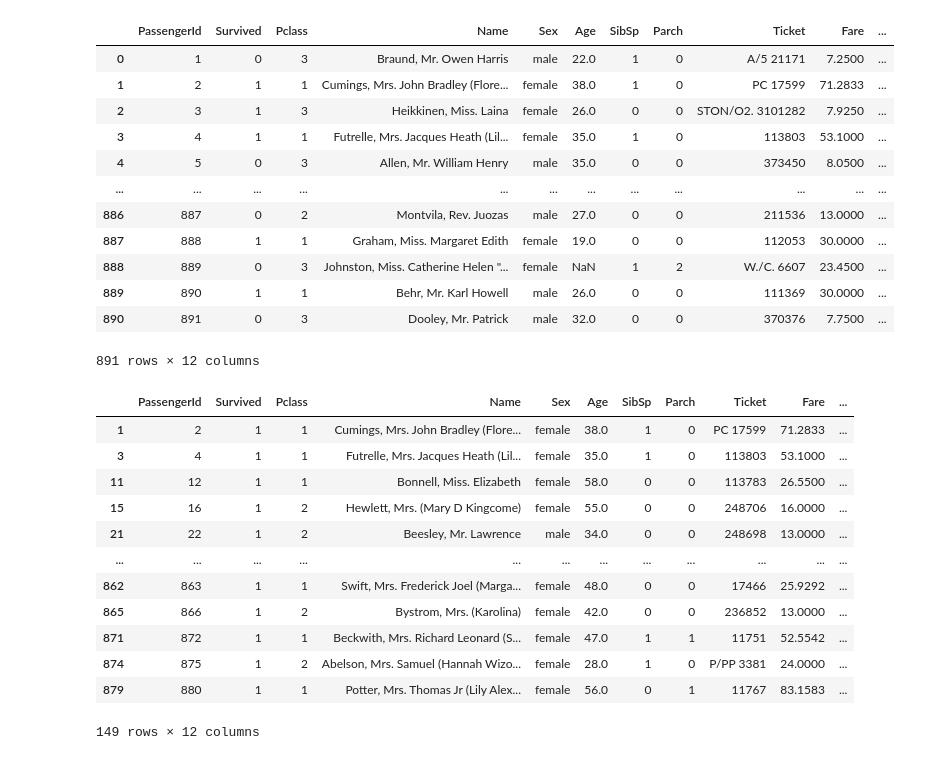
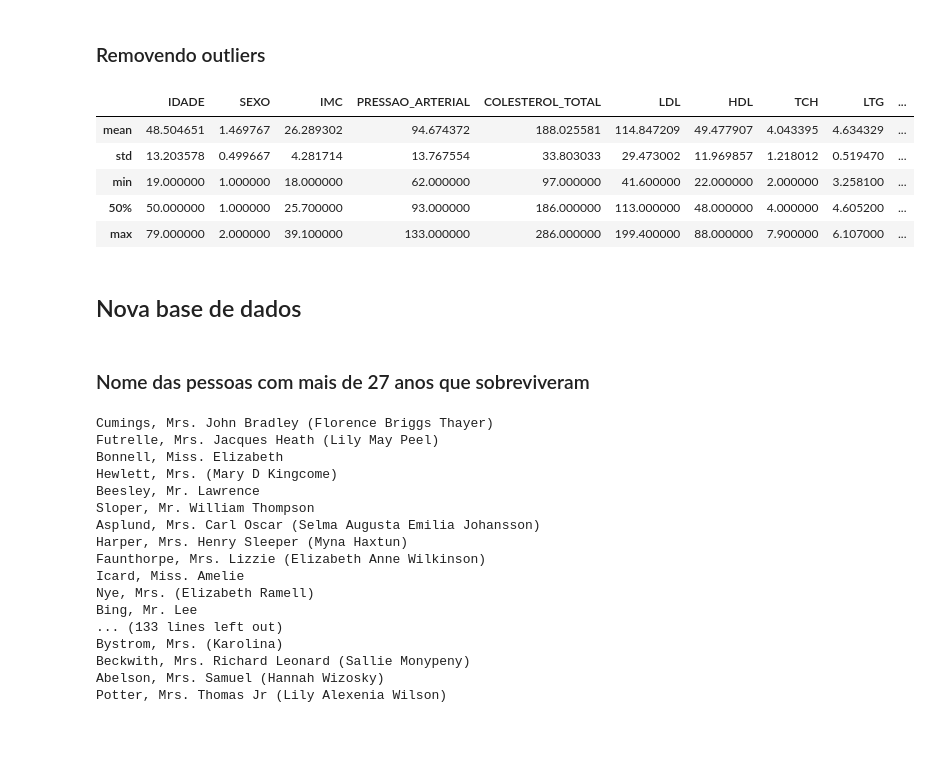
Before and after one commit to GeovaneBarros/Mentoria_Lead, a Jupyter notebook: exercicios.ipynb, the cells around one changed output. Cells and saved outputs as stored; diff of their text form; code cells hidden in the pictures; blank space fills up the shorter version.

```diff
--- a/exercicios.ipynb
+++ b/exercicios.ipynb
@@ -52,33 +39,41 @@ diabetes_no_outliers.describe()
+# %% [markdown]
+### Removendo outliers
+# %%
+from scipy import stats
+describe_no_outliers = diabetes[(np.abs(stats.zscore(diabetes)) < 3).all(axis=1)].describe(percentiles=[])
+describe_no_outliers = describe_no_outliers.drop(index='count')
+describe_no_outliers
+# %% [output]
+|  | IDADE | SEXO | IMC | PRESSAO_ARTERIAL | COLESTEROL_TOTAL | LDL | HDL | TCH | LTG | ... |
+| mean | 48.504651 | 1.469767 | 26.289302 | 94.674372 | 188.025581 | 114.847209 | 49.477907 | 4.043395 | 4.634329 | ... |
+| std | 13.203578 | 0.499667 | 4.281714 | 13.767554 | 33.803033 | 29.473002 | 11.969857 | 1.218012 | 0.519470 | ... |
+| min | 19.000000 | 1.000000 | 18.000000 | 62.000000 | 97.000000 | 41.600000 | 22.000000 | 2.000000 | 3.258100 | ... |
+| 50% | 50.000000 | 1.000000 | 25.700000 | 93.000000 | 186.000000 | 113.000000 | 48.000000 | 4.000000 | 4.605200 | ... |
+| max | 79.000000 | 2.000000 | 39.100000 | 133.000000 | 286.000000 | 199.400000 | 88.000000 | 7.900000 | 6.107000 | ... |
+# %% [markdown]
+## Nova base de dados
 # %%
 titanic = pd.read_csv('./SRC/titanic.csv')
-titanic
-# %% [output]
-|  | PassengerId | Survived | Pclass | Name | Sex | Age | SibSp | Parch | Ticket | Fare | ... |
-| 0 | 1 | 0 | 3 | Braund, Mr. Owen Harris | male | 22.0 | 1 | 0 | A/5 21171 | 7.2500 | ... |
-| 1 | 2 | 1 | 1 | Cumings, Mrs. John Bradley (Flore... | female | 38.0 | 1 | 0 | PC 17599 | 71.2833 | ... |
-| 2 | 3 | 1 | 3 | Heikkinen, Miss. Laina | female | 26.0 | 0 | 0 | STON/O2. 3101282 | 7.9250 | ... |
-| 3 | 4 | 1 | 1 | Futrelle, Mrs. Jacques Heath (Lil... | female | 35.0 | 1 | 0 | 113803 | 53.1000 | ... |
-| 4 | 5 | 0 | 3 | Allen, Mr. William Henry | male | 35.0 | 0 | 0 | 373450 | 8.0500 | ... |
-| ... | ... | ... | ... | ... | ... | ... | ... | ... | ... | ... | ... |
-| 886 | 887 | 0 | 2 | Montvila, Rev. Juozas | male | 27.0 | 0 | 0 | 211536 | 13.0000 | ... |
-| 887 | 888 | 1 | 1 | Graham, Miss. Margaret Edith | female | 19.0 | 0 | 0 | 112053 | 30.0000 | ... |
-| 888 | 889 | 0 | 3 | Johnston, Miss. Catherine Helen "... | female | NaN | 1 | 2 | W./C. 6607 | 23.4500 | ... |
-| 889 | 890 | 1 | 1 | Behr, Mr. Karl Howell | male | 26.0 | 0 | 0 | 111369 | 30.0000 | ... |
-| 890 | 891 | 0 | 3 | Dooley, Mr. Patrick | male | 32.0 | 0 | 0 | 370376 | 7.7500 | ... |
-891 rows × 12 columns
+# %% [markdown]
+### Nome das pessoas com mais de 27 anos que sobreviveram
 # %%
-titanic[(titanic['Age']>27) & (titanic['Survived']==1)]
+for i in titanic['Name'][(titanic['Age']>27) & (titanic['Survived']==1)].values:
+    print(i)
 # %% [output]
-|  | PassengerId | Survived | Pclass | Name | Sex | Age | SibSp | Parch | Ticket | Fare | ... |
-| 1 | 2 | 1 | 1 | Cumings, Mrs. John Bradley (Flore... | female | 38.0 | 1 | 0 | PC 17599 | 71.2833 | ... |
-| 3 | 4 | 1 | 1 | Futrelle, Mrs. Jacques Heath (Lil... | female | 35.0 | 1 | 0 | 113803 | 53.1000 | ... |
-| 11 | 12 | 1 | 1 | Bonnell, Miss. Elizabeth | female | 58.0 | 0 | 0 | 113783 | 26.5500 | ... |
-| 15 | 16 | 1 | 2 | Hewlett, Mrs. (Mary D Kingcome) | female | 55.0 | 0 | 0 | 248706 | 16.0000 | ... |
-| 21 | 22 | 1 | 2 | Beesley, Mr. Lawrence | male | 34.0 | 0 | 0 | 248698 | 13.0000 | ... |
-| ... | ... | ... | ... | ... | ... | ... | ... | ... | ... | ... | ... |
-| 862 | 863 | 1 | 1 | Swift, Mrs. Frederick Joel (Marga... | female | 48.0 | 0 | 0 | 17466 | 25.9292 | ... |
-| 865 | 866 | 1 | 2 | Bystrom, Mrs. (Karolina) | female | 42.0 | 0 | 0 | 236852 | 13.0000 | ... |
-| 871 | 872 | 1 | 1 | Beckwith, Mrs. Richard Leonard (S... | female | 47.0 | 1 | 1 | 11751 | 52.5542 | ... |
-| 874 | 875 | 1 | 2 | Abelson, Mrs. Samuel (Hannah Wizo... | female | 28.0 | 1 | 0 | P/PP 3381 | 24.0000 | ... |
-| 879 | 880 | 1 | 1 | Potter, Mrs. Thomas Jr (Lily Alex... | female | 56.0 | 0 | 1 | 11767 | 83.1583 | ... |
-149 rows × 12 columns
+Cumings, Mrs. John Bradley (Florence Briggs Thayer)
+Futrelle, Mrs. Jacques Heath (Lily May Peel)
+Bonnell, Miss. Elizabeth
+Hewlett, Mrs. (Mary D Kingcome)
+Beesley, Mr. Lawrence
+Sloper, Mr. William Thompson
+Asplund, Mrs. Carl Oscar (Selma Augusta Emilia Johansson)
+Harper, Mrs. Henry Sleeper (Myna Haxtun)
+Faunthorpe, Mrs. Lizzie (Elizabeth Anne Wilkinson)
+Icard, Miss. Amelie
+Nye, Mrs. (Elizabeth Ramell)
+Bing, Mr. Lee
+... (133 lines left out)
+Bystrom, Mrs. (Karolina)
+Beckwith, Mrs. Richard Leonard (Sallie Monypeny)
+Abelson, Mrs. Samuel (Hannah Wizosky)
+Potter, Mrs. Thomas Jr (Lily Alexenia Wilson)
```
Also changed, not shown: parts of 20 cells of this notebook, 7 other files.
